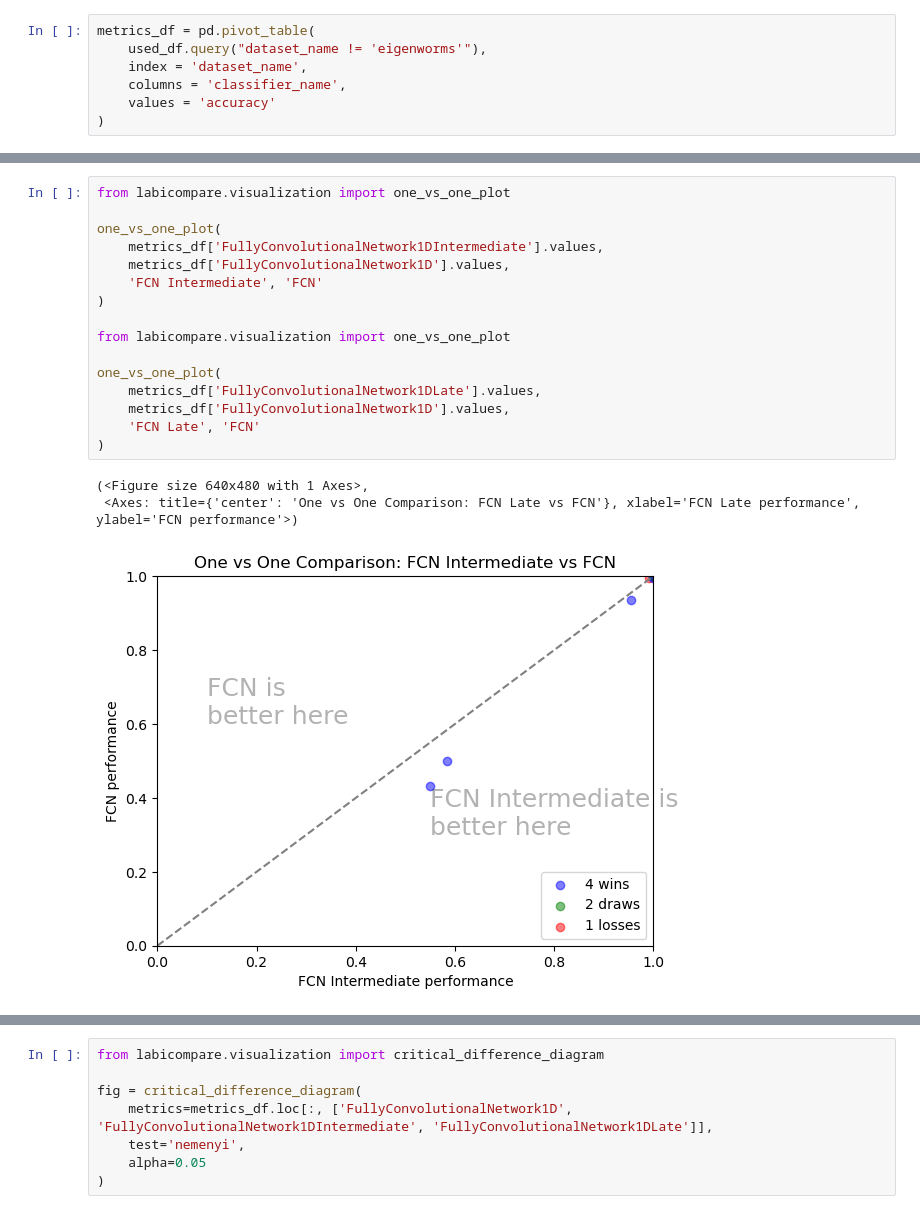
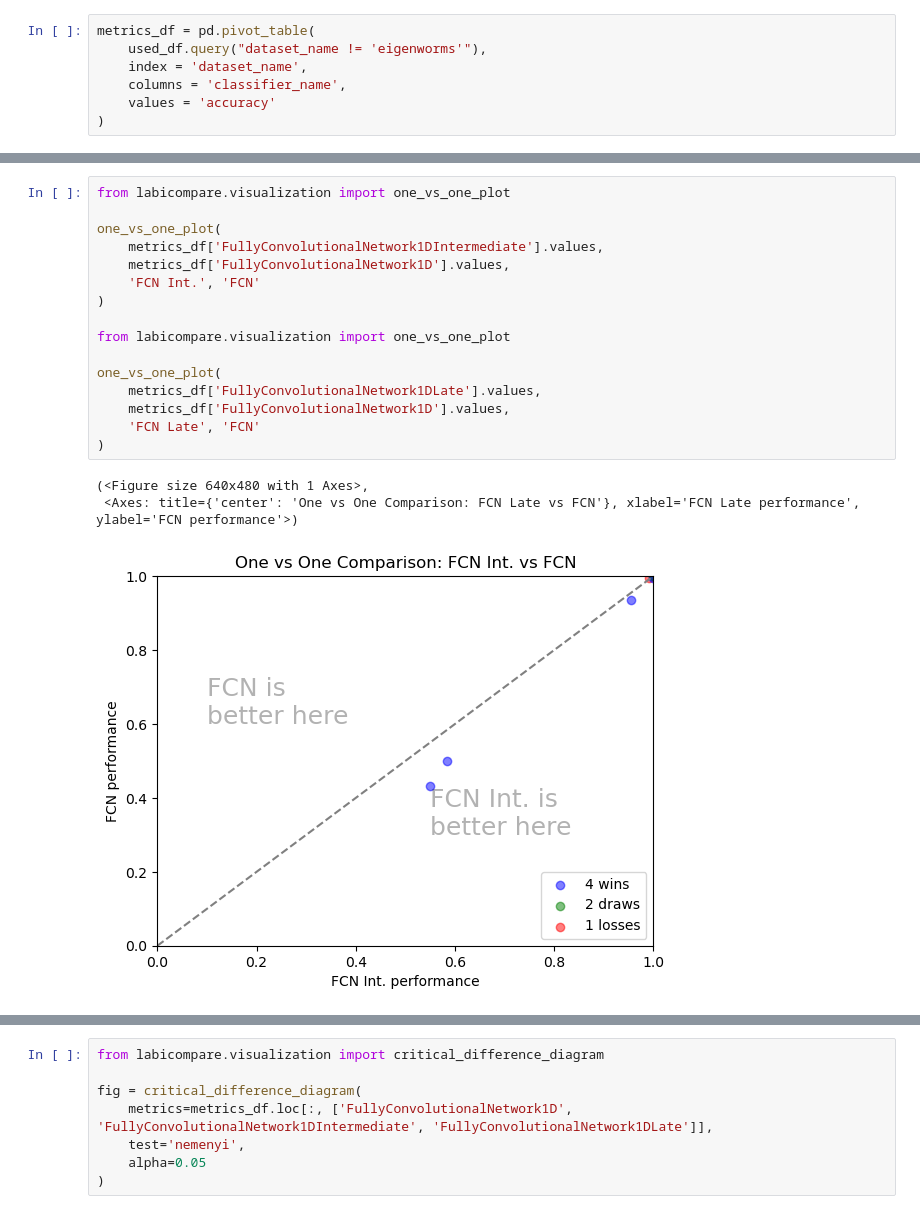
Before and after one commit to samuelthomaz7/multimodal_time_series_classification, a Jupyter notebook: test_notebook.ipynb, the cells around one changed output, grey strips where cells are left out. Drawn from its saved outputs; the diff is of its cells as text.

```diff
--- a/test_notebook.ipynb
+++ b/test_notebook.ipynb
@@ -453,23 +761,23 @@ one_vs_one_plot(
 # %%
 from labicompare.visualization import one_vs_one_plot
 
 one_vs_one_plot(
     metrics_df['FullyConvolutionalNetwork1DIntermediate'].values,
     metrics_df['FullyConvolutionalNetwork1D'].values,
-    'FCN Intermediate', 'FCN'
+    'FCN Int.', 'FCN'
 )
 
 from labicompare.visualization import one_vs_one_plot
 
 one_vs_one_plot(
     metrics_df['FullyConvolutionalNetwork1DLate'].values,
     metrics_df['FullyConvolutionalNetwork1D'].values,
     'FCN Late', 'FCN'
 )
 # %% [output]
 (<Figure size 640x480 with 1 Axes>,
  <Axes: title={'center': 'One vs One Comparison: FCN Late vs FCN'}, xlabel='FCN Late performance', ylabel='FCN performance'>)
-[figure, old version]
+[figure, new version]
 [figure]
 # %%
 from labicompare.visualization import critical_difference_diagram
```
Also changed, not shown: parts of 23 cells of this notebook, 1 other file.
